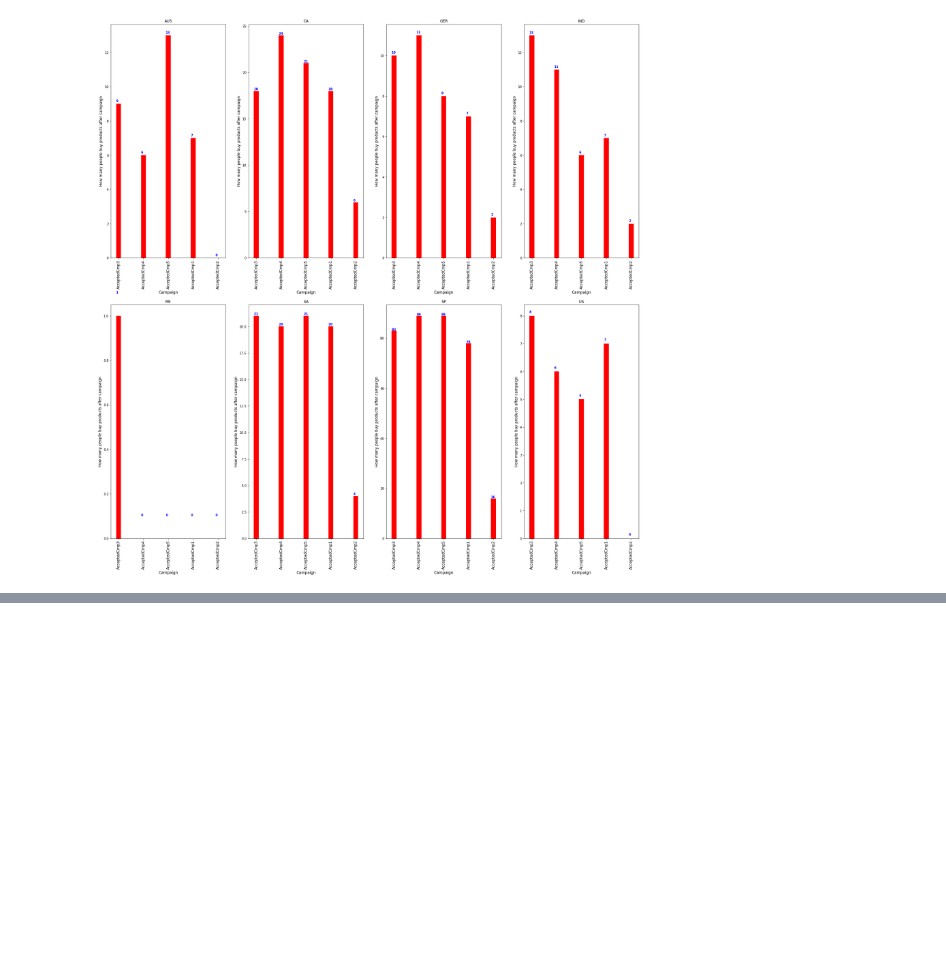
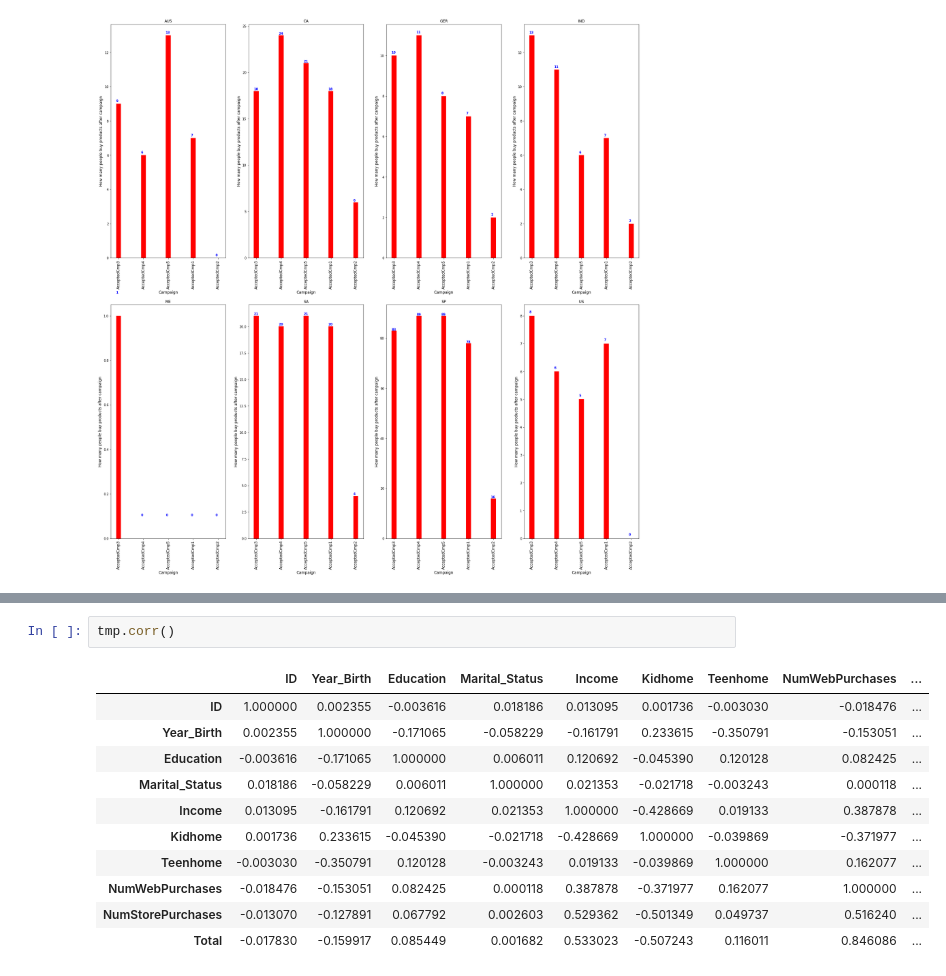
Before and after one commit to jackylin0316/Markeing_Analysis, a Jupyter notebook: Analysis.ipynb, the cells around one changed output, grey strips where cells are left out. Drawn from its saved outputs; the diff is of its cells as text; blank space fills up the shorter version.

```diff
--- a/Analysis.ipynb
+++ b/Analysis.ipynb
@@ -525,0 +701,14 @@ plt.show()
+# %%
+tmp.corr()
+# %% [output]
+|  | ID | Year_Birth | Education | Marital_Status | Income | Kidhome | Teenhome | NumWebPurchases | ... |
+| ID | 1.000000 | 0.002355 | -0.003616 | 0.018186 | 0.013095 | 0.001736 | -0.003030 | -0.018476 | ... |
+| Year_Birth | 0.002355 | 1.000000 | -0.171065 | -0.058229 | -0.161791 | 0.233615 | -0.350791 | -0.153051 | ... |
+| Education | -0.003616 | -0.171065 | 1.000000 | 0.006011 | 0.120692 | -0.045390 | 0.120128 | 0.082425 | ... |
+| Marital_Status | 0.018186 | -0.058229 | 0.006011 | 1.000000 | 0.021353 | -0.021718 | -0.003243 | 0.000118 | ... |
+| Income | 0.013095 | -0.161791 | 0.120692 | 0.021353 | 1.000000 | -0.428669 | 0.019133 | 0.387878 | ... |
+| Kidhome | 0.001736 | 0.233615 | -0.045390 | -0.021718 | -0.428669 | 1.000000 | -0.039869 | -0.371977 | ... |
+| Teenhome | -0.003030 | -0.350791 | 0.120128 | -0.003243 | 0.019133 | -0.039869 | 1.000000 | 0.162077 | ... |
+| NumWebPurchases | -0.018476 | -0.153051 | 0.082425 | 0.000118 | 0.387878 | -0.371977 | 0.162077 | 1.000000 | ... |
+| NumStorePurchases | -0.013070 | -0.127891 | 0.067792 | 0.002603 | 0.529362 | -0.501349 | 0.049737 | 0.516240 | ... |
+| Total | -0.017830 | -0.159917 | 0.085449 | 0.001682 | 0.533023 | -0.507243 | 0.116011 | 0.846086 | ... |
```
Also changed, not shown: parts of 17 cells of this notebook.
